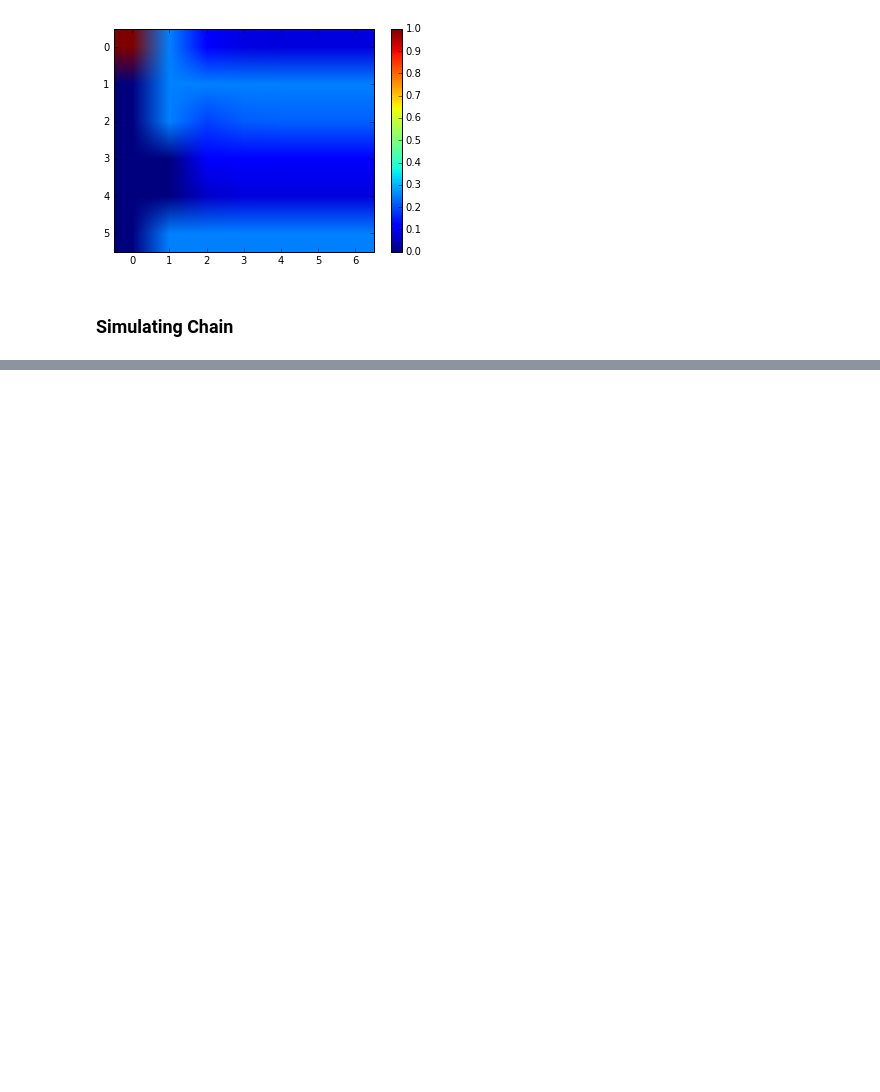
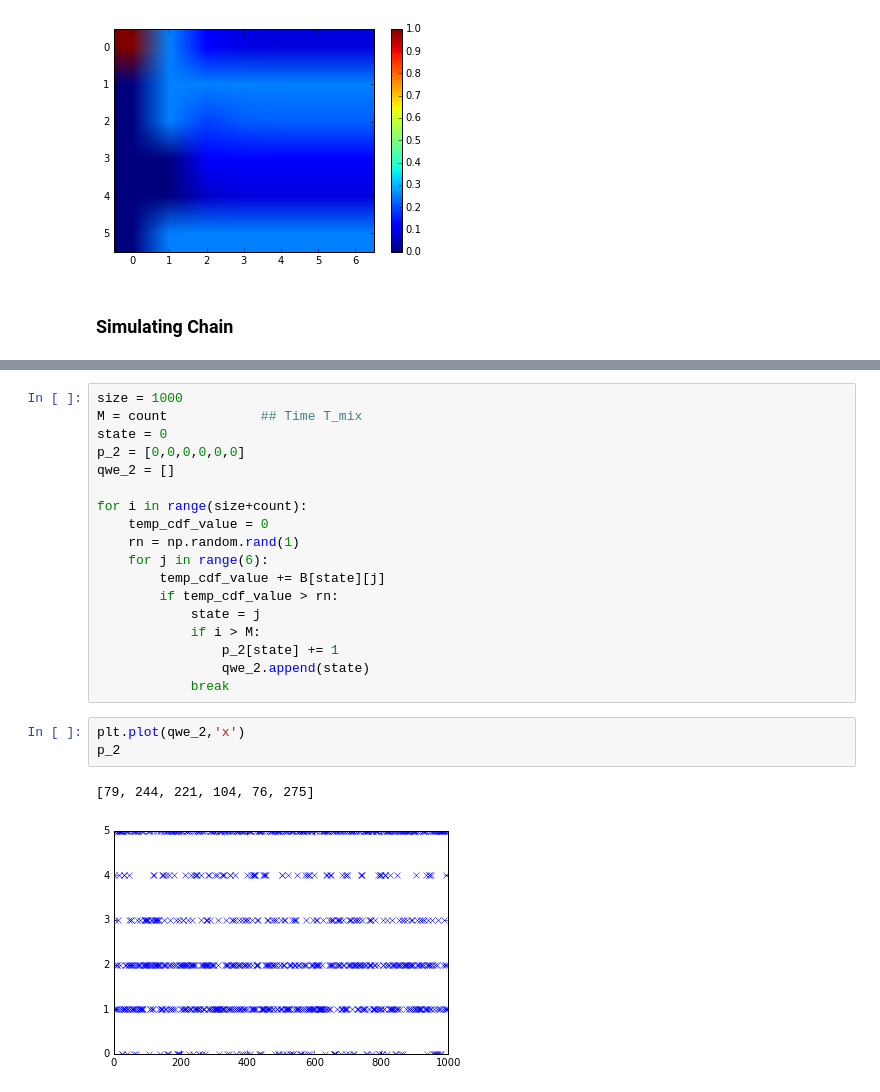
Before and after one commit to Bogazici-CMPE548-Spring2016/Cmpe548-Assignment2, a Jupyter notebook: assignment2.ipynb, the cells around one changed output, grey strips where cells are left out. Cells and saved outputs as stored; diff of their text form; blank space fills up the shorter version.

```diff
--- a/assignment2.ipynb
+++ b/assignment2.ipynb
@@ -129,0 +166,24 @@ p
+# %%
+size = 1000
+M = count            ## Time T_mix
+state = 0
+p_2 = [0,0,0,0,0,0]
+qwe_2 = []
+
+for i in range(size+count):
+    temp_cdf_value = 0
+    rn = np.random.rand(1)
+    for j in range(6):
+        temp_cdf_value += B[state][j]
+        if temp_cdf_value > rn:
+            state = j
+            if i > M:
+                p_2[state] += 1
+                qwe_2.append(state)
+            break
+# %%
+plt.plot(qwe_2,'x')
+p_2
+# %% [output]
+[79, 244, 221, 104, 76, 275]
+[figure, added]
```
Also changed, not shown: parts of 10 cells of this notebook.
